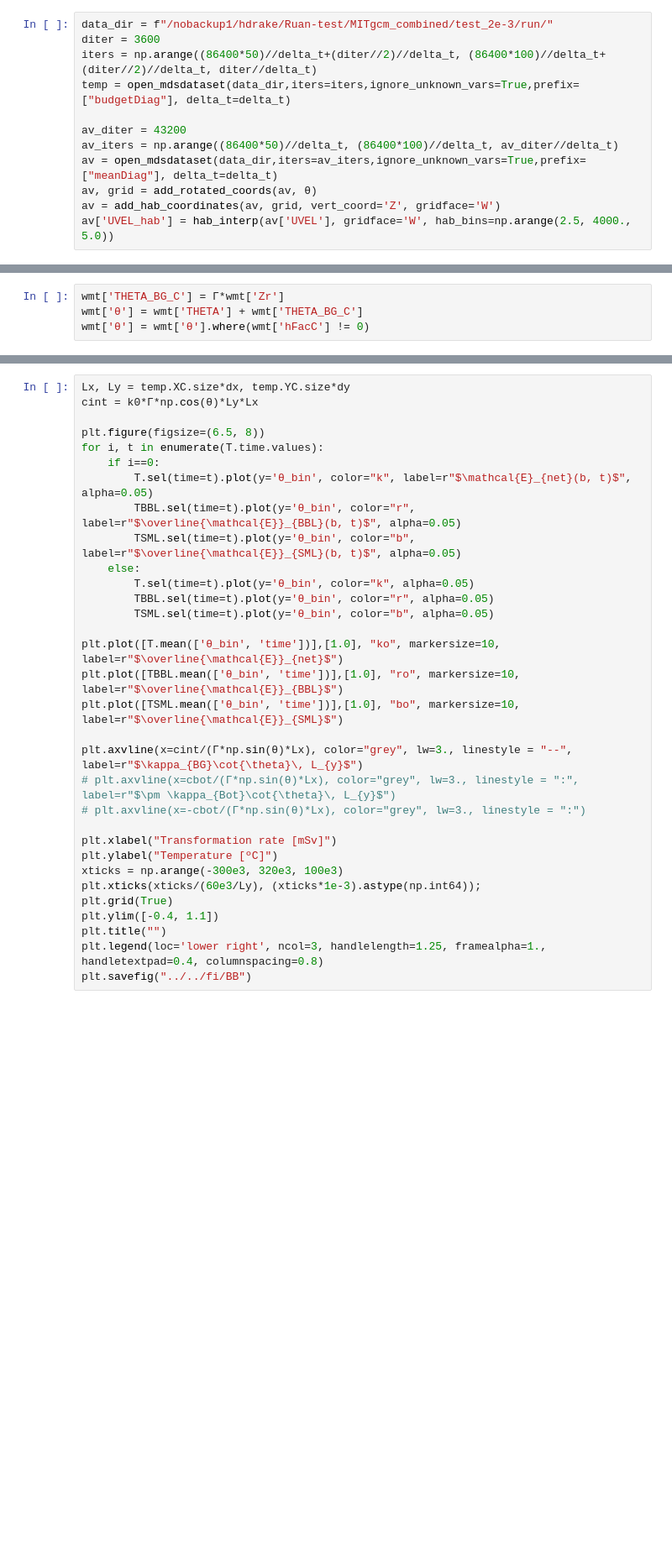
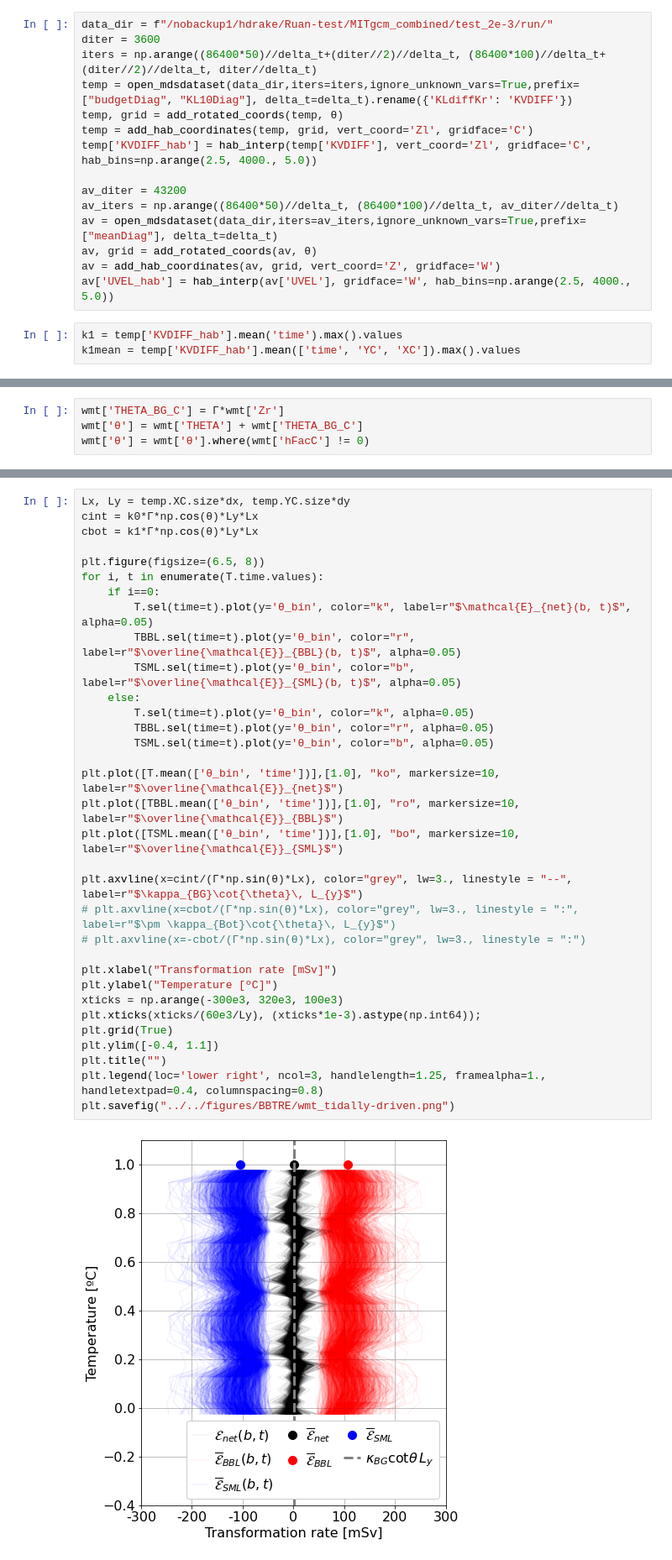
Before and after one commit to hdrake/bblturb, a Jupyter notebook: notebooks/Analyze-Ruan-runs/tidal_analysis.ipynb, the cells around one changed output, grey strips where cells are left out. Shown at 84% size. Saved outputs shown, nothing was run; the diff lists cells and outputs as text; blank space fills up the shorter version.

```diff
--- a/notebooks/Analyze-Ruan-runs/tidal_analysis.ipynb
+++ b/notebooks/Analyze-Ruan-runs/tidal_analysis.ipynb
@@ -32,7 +32,10 @@ delta_t = 30
 data_dir = f"/nobackup1/hdrake/Ruan-test/MITgcm_combined/test_2e-3/run/"
 diter = 3600
 iters = np.arange((86400*50)//delta_t+(diter//2)//delta_t, (86400*100)//delta_t+(diter//2)//delta_t, diter//delta_t)
-temp = open_mdsdataset(data_dir,iters=iters,ignore_unknown_vars=True,prefix=["budgetDiag"], delta_t=delta_t)
+temp = open_mdsdataset(data_dir,iters=iters,ignore_unknown_vars=True,prefix=["budgetDiag", "KL10Diag"], delta_t=delta_t).rename({'KLdiffKr': 'KVDIFF'})
+temp, grid = add_rotated_coords(temp, θ)
+temp = add_hab_coordinates(temp, grid, vert_coord='Zl', gridface='C')
+temp['KVDIFF_hab'] = hab_interp(temp['KVDIFF'], vert_coord='Zl', gridface='C', hab_bins=np.arange(2.5, 4000., 5.0))
 
 av_diter = 43200
 av_iters = np.arange((86400*50)//delta_t, (86400*100)//delta_t, av_diter//delta_t)
@@ -40,6 +43,9 @@ av = open_mdsdataset(data_dir,iters=av_iters,ignore_unknown_vars=True,prefix=["m
 av, grid = add_rotated_coords(av, θ)
 av = add_hab_coordinates(av, grid, vert_coord='Z', gridface='W')
 av['UVEL_hab'] = hab_interp(av['UVEL'], gridface='W', hab_bins=np.arange(2.5, 4000., 5.0))
+# %%
+k1 = temp['KVDIFF_hab'].mean('time').max().values
+k1mean = temp['KVDIFF_hab'].mean(['time', 'YC', 'XC']).max().values
 # %%
 av['UVEL'].mean('time').plot(vmin=0.01, vmax=-0.01, cmap='RdBu')
 # %% [output]
@@ -137,32 +148,35 @@ TSML = histogram(
 # %%
 Lx, Ly = temp.XC.size*dx, temp.YC.size*dy
 cint = k0*Γ*np.cos(θ)*Ly*Lx
+cbot = k1*Γ*np.cos(θ)*Ly*Lx
 
 plt.figure(figsize=(6.5, 8))
 for i, t in enumerate(T.time.values):
     if i==0:
         T.sel(time=t).plot(y='θ_bin', color="k", label=r"$\mathcal{E}_{net}(b, t)$", alpha=0.05)
         TBBL.sel(time=t).plot(y='θ_bin', color="r", label=r"$\overline{\mathcal{E}}_{BBL}(b, t)$", alpha=0.05)
         TSML.sel(time=t).plot(y='θ_bin', color="b", label=r"$\overline{\mathcal{E}}_{SML}(b, t)$", alpha=0.05)
     else:
         T.sel(time=t).plot(y='θ_bin', color="k", alpha=0.05)
         TBBL.sel(time=t).plot(y='θ_bin', color="r", alpha=0.05)
         TSML.sel(time=t).plot(y='θ_bin', color="b", alpha=0.05)
 
 plt.plot([T.mean(['θ_bin', 'time'])],[1.0], "ko", markersize=10, label=r"$\overline{\mathcal{E}}_{net}$")
 plt.plot([TBBL.mean(['θ_bin', 'time'])],[1.0], "ro", markersize=10, label=r"$\overline{\mathcal{E}}_{BBL}$")
 plt.plot([TSML.mean(['θ_bin', 'time'])],[1.0], "bo", markersize=10, label=r"$\overline{\mathcal{E}}_{SML}$")
 
 plt.axvline(x=cint/(Γ*np.sin(θ)*Lx), color="grey", lw=3., linestyle = "--", label=r"$\kappa_{BG}\cot{\theta}\, L_{y}$")
 # plt.axvline(x=cbot/(Γ*np.sin(θ)*Lx), color="grey", lw=3., linestyle = ":", label=r"$\pm \kappa_{Bot}\cot{\theta}\, L_{y}$")
 # plt.axvline(x=-cbot/(Γ*np.sin(θ)*Lx), color="grey", lw=3., linestyle = ":")
 
 plt.xlabel("Transformation rate [mSv]")
 plt.ylabel("Temperature [ºC]")
 xticks = np.arange(-300e3, 320e3, 100e3)
 plt.xticks(xticks/(60e3/Ly), (xticks*1e-3).astype(np.int64));
 plt.grid(True)
 plt.ylim([-0.4, 1.1])
 plt.title("")
 plt.legend(loc='lower right', ncol=3, handlelength=1.25, framealpha=1., handletextpad=0.4, columnspacing=0.8)
-plt.savefig("../../fi/BB")
+plt.savefig("../../figures/BBTRE/wmt_tidally-driven.png")
+# %% [output]
+[figure, added]
```
Also changed, not shown: parts of 2 cells of this notebook, 2 other files.
